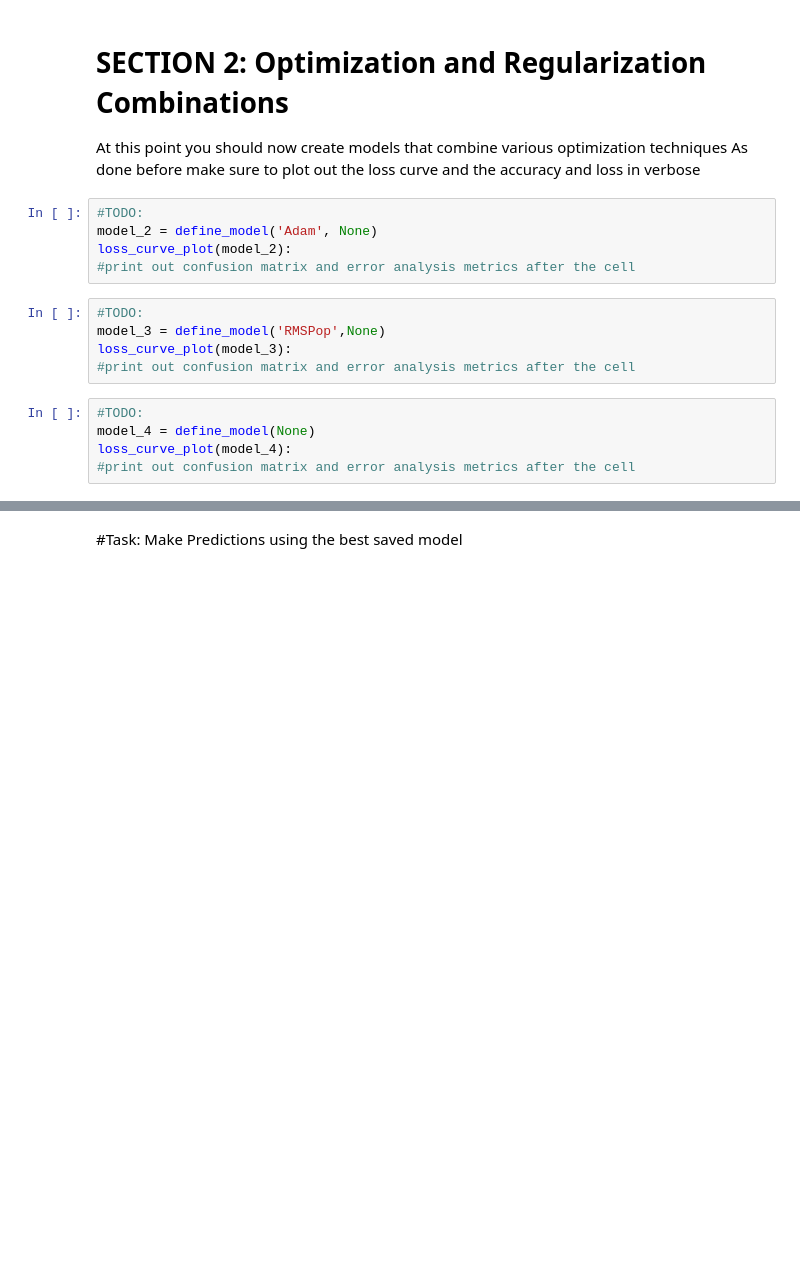
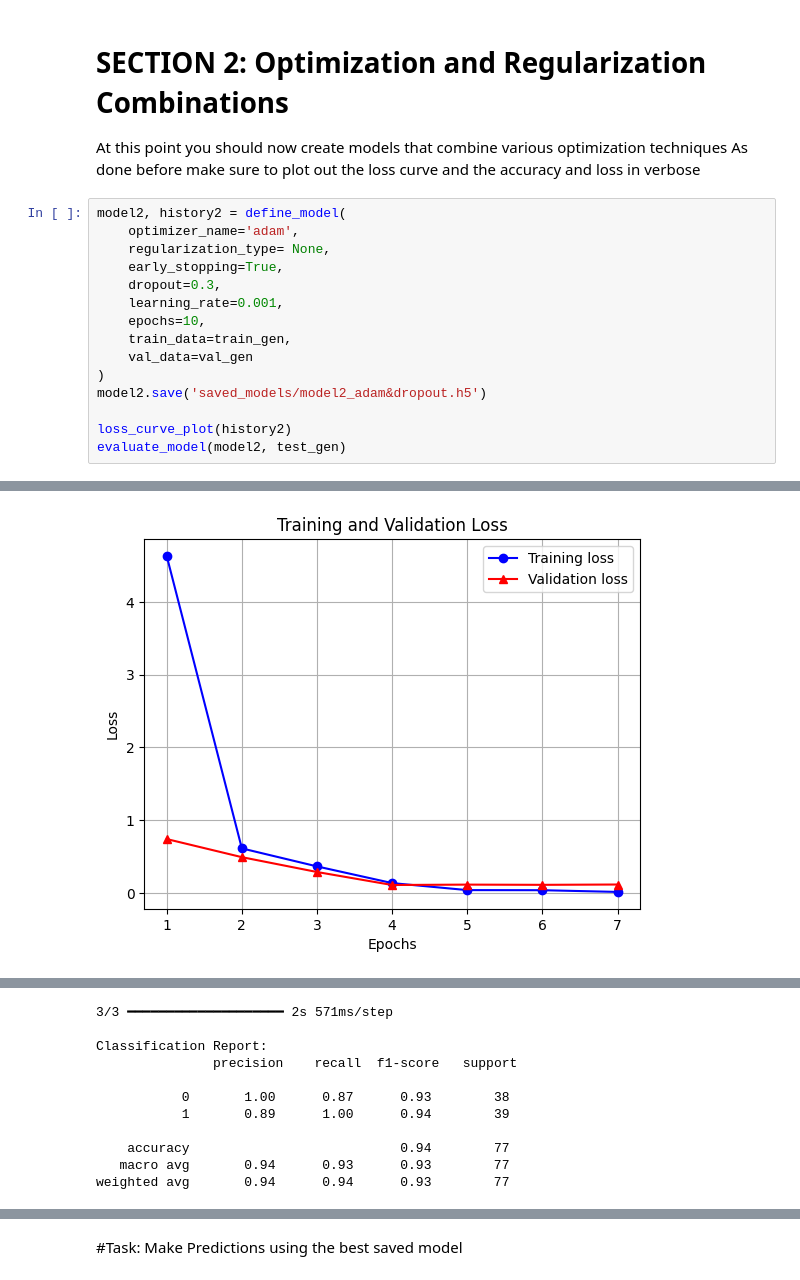
Before and after one commit to Afsaumutoniwase/Farmsmart_model_training_and_evaluation, a Jupyter notebook: Summative_Intro_to_ml_Afsa Umutoniwase_assignment.ipynb, the cells around one changed output, grey strips where cells are left out. Drawn from its saved outputs; the diff is of its cells as text; blank space fills up the shorter version.

```diff
--- a/Summative_Intro_to_ml_Afsa Umutoniwase_assignment.ipynb
+++ b/Summative_Intro_to_ml_Afsa Umutoniwase_assignment.ipynb
@@ -134,18 +242,19 @@ def loss_curve_plot(None):
 # SECTION 2: Optimization and Regularization Combinations
 At this point you should now create models that combine various optimization techniques
 As done before make sure to plot out the loss curve and the accuracy and loss in verbose
-# %%
-#TODO:
-model_2 = define_model('Adam', None)
-loss_curve_plot(model_2):
-#print out confusion matrix and error analysis metrics after the cell
-# %%
-#TODO:
-model_3 = define_model('RMSPop',None)
-loss_curve_plot(model_3):
-#print out confusion matrix and error analysis metrics after the cell
-# %%
-#TODO:
-model_4 = define_model(None)
-loss_curve_plot(model_4):
-#print out confusion matrix and error analysis metrics after the cell
+# %%
+model2, history2 = define_model(
+    optimizer_name='adam',
+    regularization_type= None,
+    early_stopping=True,
+    dropout=0.3,
+    learning_rate=0.001,
+    epochs=10,
+    train_data=train_gen,
+    val_data=val_gen
+)
+model2.save('saved_models/model2_adam&dropout.h5')
+
+loss_curve_plot(history2)
+evaluate_model(model2, test_gen)
+# %% [output]
@@ -151,0 +275 @@ loss_curve_plot(model_4):
+[figure, added]
@@ -151,0 +279,11 @@ loss_curve_plot(model_4):
+3/3 ━━━━━━━━━━━━━━━━━━━━ 2s 571ms/step
+
+Classification Report:
+               precision    recall  f1-score   support
+
+           0       1.00      0.87      0.93        38
+           1       0.89      1.00      0.94        39
+
+    accuracy                           0.94        77
+   macro avg       0.94      0.93      0.93        77
+weighted avg       0.94      0.94      0.93        77
```
Also changed, not shown: parts of 19 cells of this notebook.
